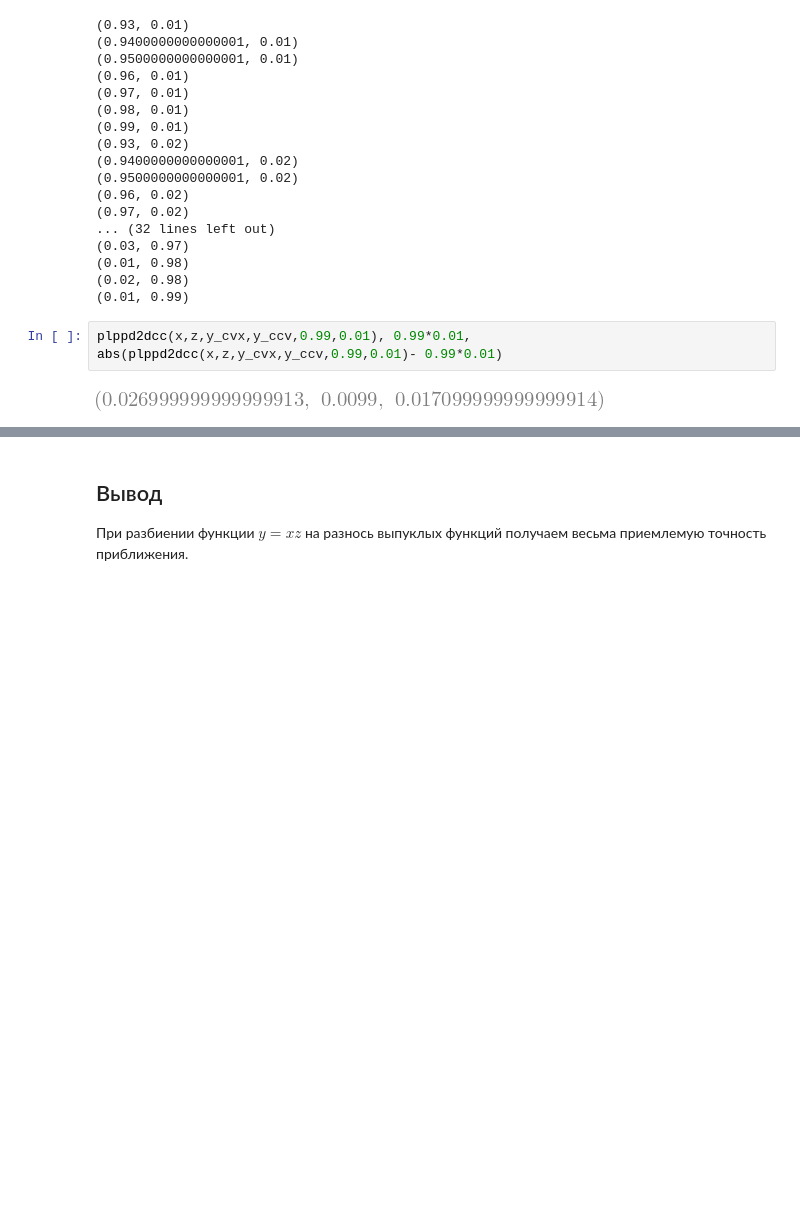
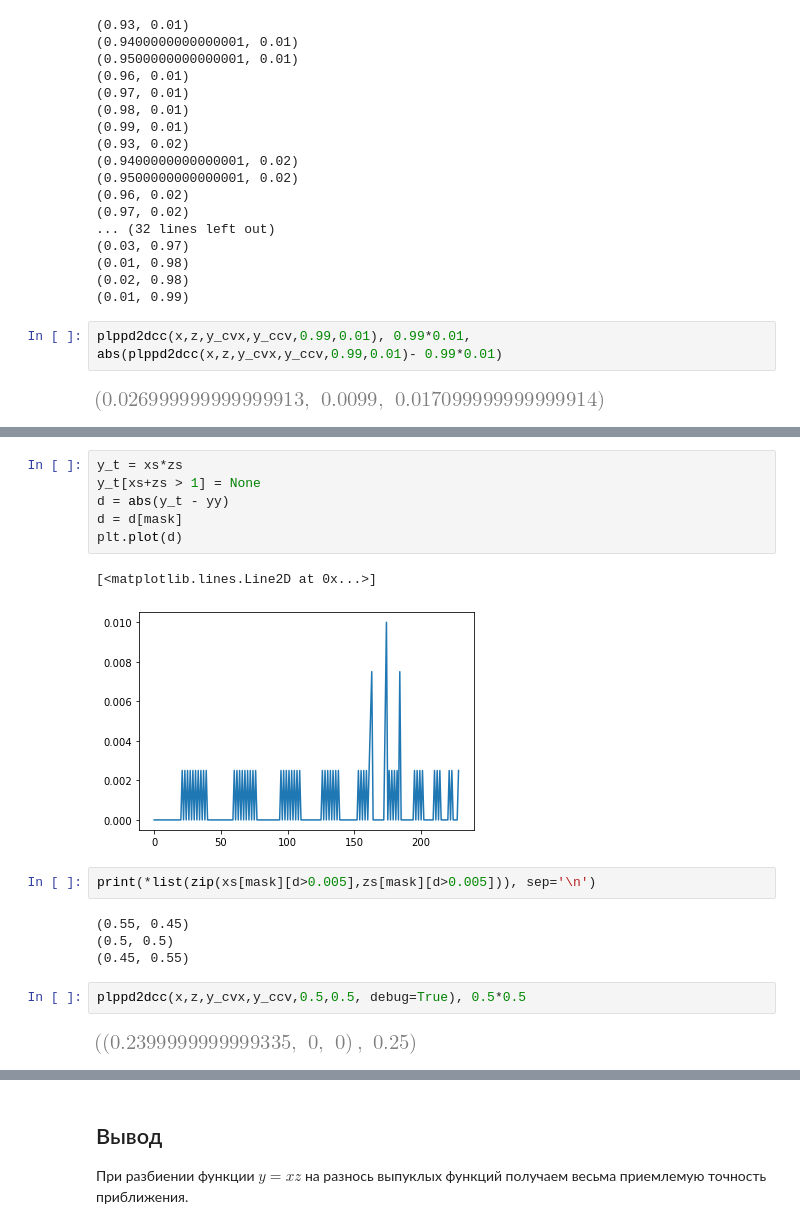
Before and after one commit to dvapan/picewise_linear_conditions, a Jupyter notebook: 2021-03-03-polynom-as-difference-of-convex.ipynb, the cells around one changed output, grey strips where cells are left out. Cells and saved outputs as stored; diff of their text form; blank space fills up the shorter version.

```diff
--- a/2021-03-03-polynom-as-difference-of-convex.ipynb
+++ b/2021-03-03-polynom-as-difference-of-convex.ipynb
@@ -277,0 +352,19 @@ plppd2dcc(x,z,y_cvx,y_ccv,0.99,0.01), 0.99*0.01, abs(plppd2dcc(x,z,y_cvx,y_ccv,0
+# %%
+y_t = xs*zs
+y_t[xs+zs > 1] = None
+d = abs(y_t - yy)
+d = d[mask]
+plt.plot(d)
+# %% [output]
+[<matplotlib.lines.Line2D at 0x...>]
+[figure, added]
+# %%
+print(*list(zip(xs[mask][d>0.005],zs[mask][d>0.005])), sep='\n')
+# %% [output]
+(0.55, 0.45)
+(0.5, 0.5)
+(0.45, 0.55)
+# %%
+plppd2dcc(x,z,y_cvx,y_ccv,0.5,0.5, debug=True), 0.5*0.5
+# %% [output]
+[figure, added]
```
Also changed, not shown: parts of 19 cells of this notebook.
